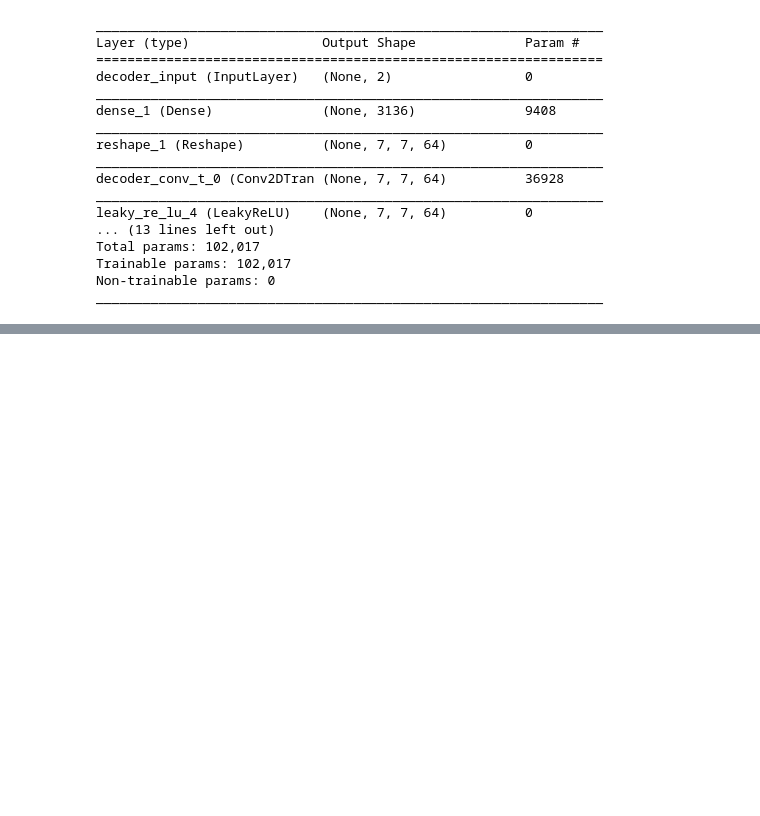
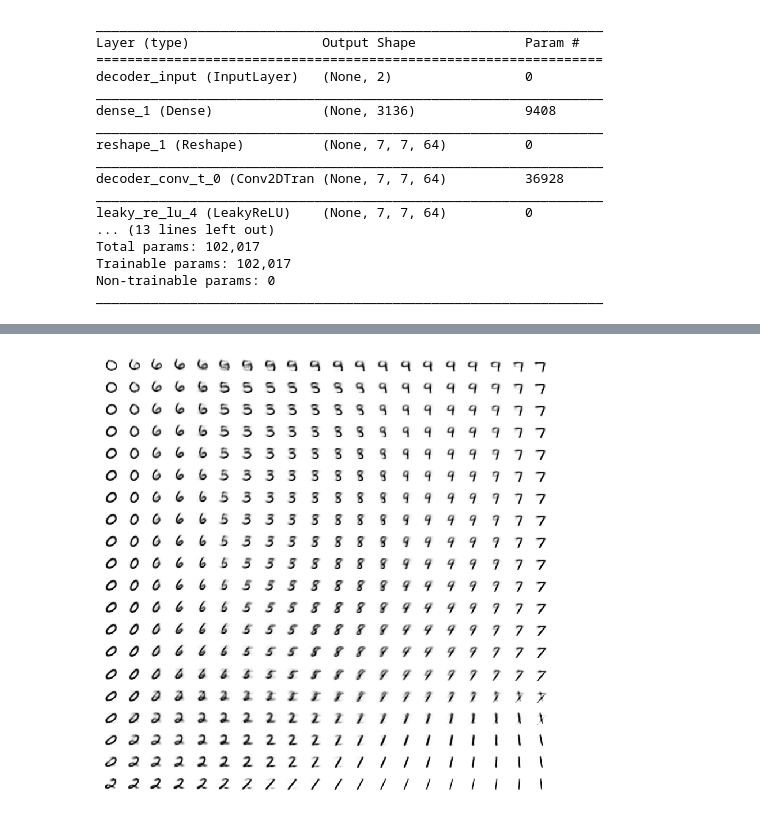
Before and after one commit to nahumsa/Variational-Autoencoder, a Jupyter notebook: VAE with Keras.ipynb, the cells around one changed output, grey strips where cells are left out. Saved outputs shown, nothing was run; the diff lists cells and outputs as text; code cells hidden in the pictures; blank space fills up the shorter version.

```diff
--- a/VAE with Keras.ipynb
+++ b/VAE with Keras.ipynb
@@ -148,0 +187,21 @@ Epoch 22/200
+# %%
+from scipy.stats import norm
+
+x = norm.ppf(np.linspace(0.01, 0.99, grid_size))
+y = norm.ppf(np.linspace(0.01, 0.99, grid_size))
+xv, yv = np.meshgrid(x, y)
+xv = xv.flatten()
+yv = yv.flatten()
+z_grid = np.array(list(zip(xv, yv)))
+
+reconst = vae.decoder.predict(z_grid)
+
+
+fig = plt.figure(figsize=(figsize, figsize))
+fig.subplots_adjust(hspace=0.4, wspace=0.4)
+for i in range(grid_size**2):
+    ax = fig.add_subplot(grid_size, grid_size, i+1)
+    ax.axis('off')
+    ax.imshow(reconst[i, :,:,0], cmap = 'Greys')
+# %% [output]
+[figure, added]
```
Also changed, not shown: parts of 9 cells of this notebook.
